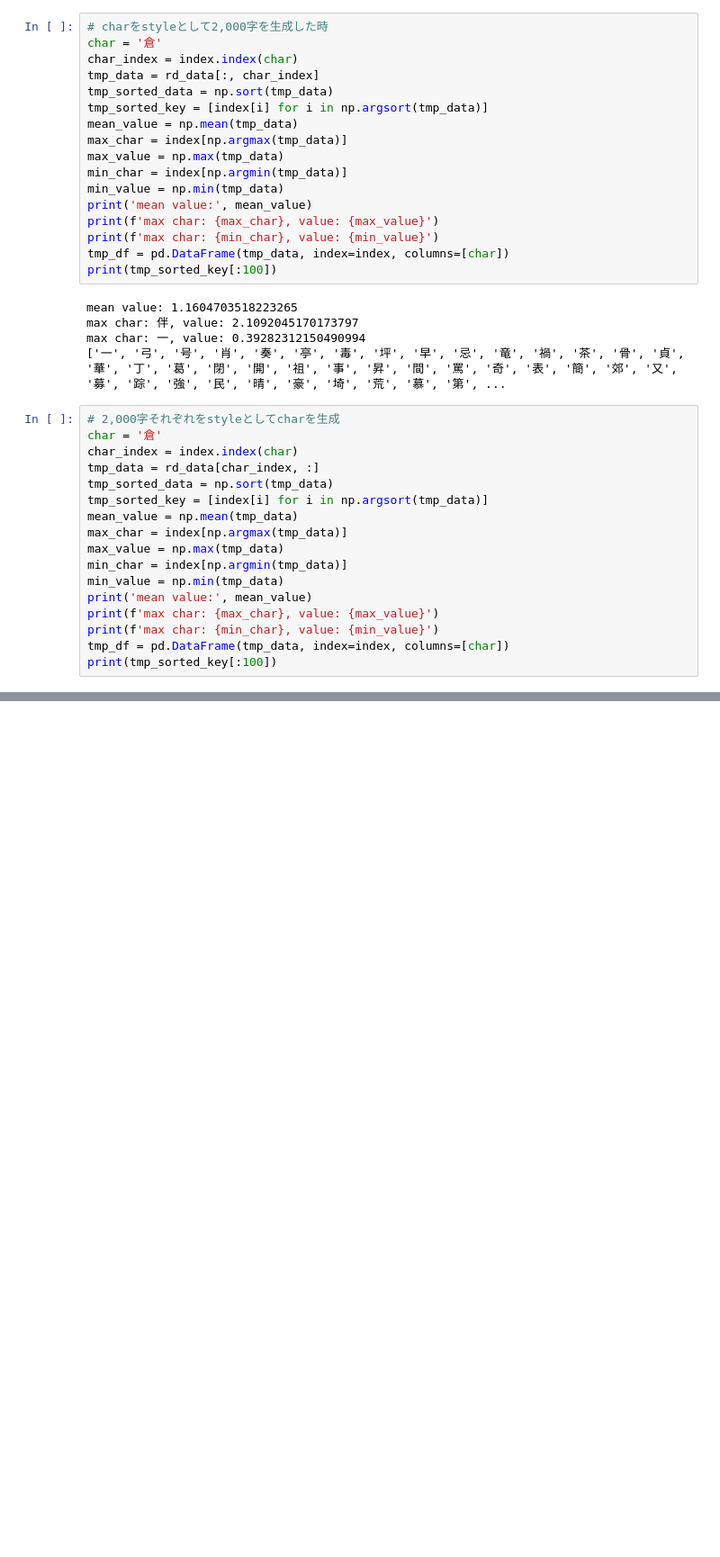
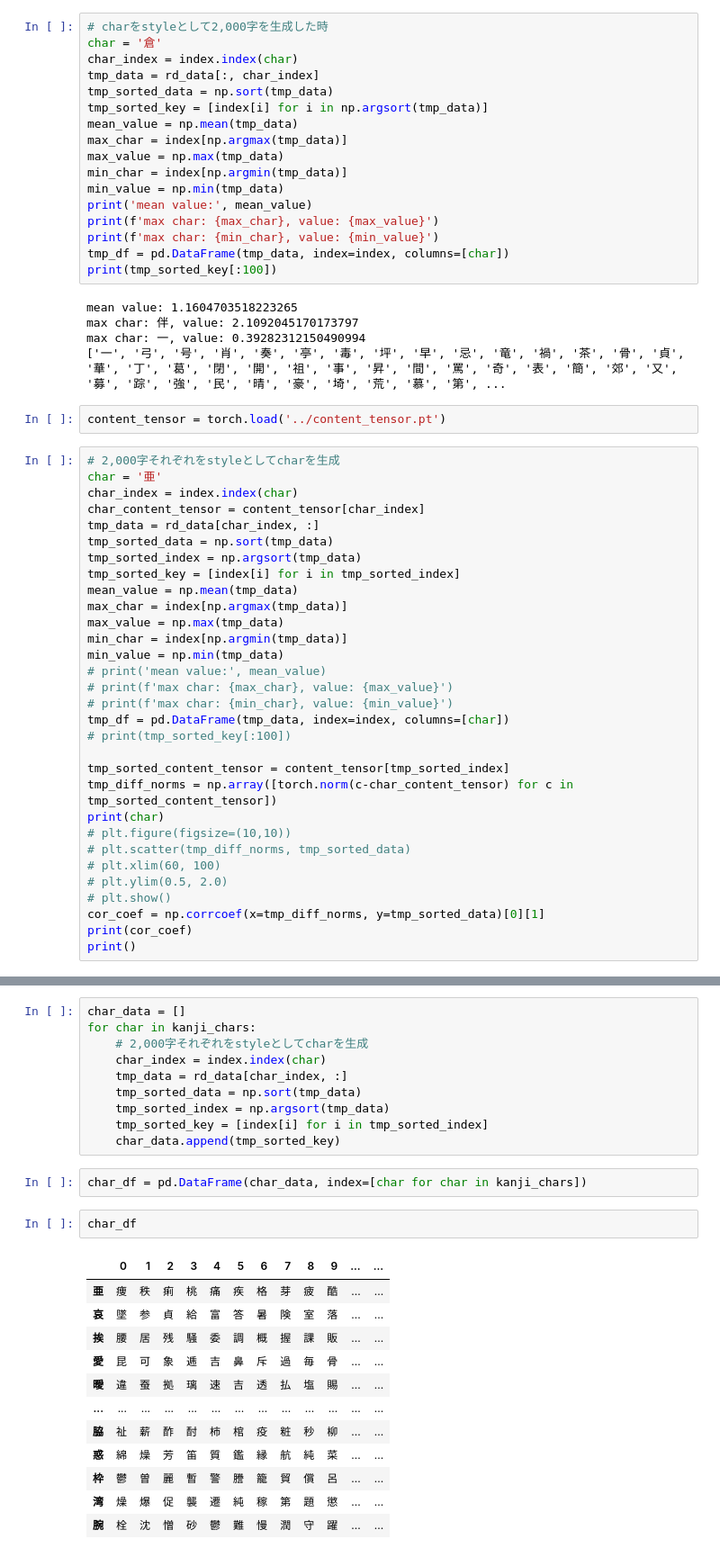
Before and after one commit to yukistavailable/DG-Font, a Jupyter notebook: debug.ipynb, the cells around one changed output, grey strips where cells are left out. Shown: that part at 90% size. Drawn from its saved outputs; the diff is of its cells as text; blank space fills up the shorter version.

```diff
--- a/debug.ipynb
+++ b/debug.ipynb
@@ -146,21 +146,37 @@ mean value: 1.1604703518223265
 max char: 伴, value: 2.1092045170173797
 max char: 一, value: 0.39282312150490994
 ['一', '弓', '号', '肖', '奏', '亭', '毒', '坪', '早', '忌', '竜', '禍', '茶', '骨', '貞', '華', '丁', '葛', '閉', '開', '祖', '事', '昇', '間', '罵', '奇', '表', '簡', '郊', '又', '募', '踪', '強', '民', '晴', '豪', '埼', '荒', '慕', '第', ...
+# %%
+content_tensor = torch.load('../content_tensor.pt')
 # %%
 # 2,000字それぞれをstyleとしてcharを生成
-char = '倉'
+char = '亜'
 char_index = index.index(char)
+char_content_tensor = content_tensor[char_index]
 tmp_data = rd_data[char_index, :]
 tmp_sorted_data = np.sort(tmp_data)
-tmp_sorted_key = [index[i] for i in np.argsort(tmp_data)]
+tmp_sorted_index = np.argsort(tmp_data)
+tmp_sorted_key = [index[i] for i in tmp_sorted_index]
 mean_value = np.mean(tmp_data)
 max_char = index[np.argmax(tmp_data)]
 max_value = np.max(tmp_data)
 min_char = index[np.argmin(tmp_data)]
 min_value = np.min(tmp_data)
-print('mean value:', mean_value)
-print(f'max char: {max_char}, value: {max_value}')
-print(f'max char: {min_char}, value: {min_value}')
+# print('mean value:', mean_value)
+# print(f'max char: {max_char}, value: {max_value}')
+# print(f'max char: {min_char}, value: {min_value}')
 tmp_df = pd.DataFrame(tmp_data, index=index, columns=[char])
-print(tmp_sorted_key[:100])
+# print(tmp_sorted_key[:100])
+
+tmp_sorted_content_tensor = content_tensor[tmp_sorted_index]
+tmp_diff_norms = np.array([torch.norm(c-char_content_tensor) for c in tmp_sorted_content_tensor])
+print(char)
+# plt.figure(figsize=(10,10))
+# plt.scatter(tmp_diff_norms, tmp_sorted_data)
+# plt.xlim(60, 100)
+# plt.ylim(0.5, 2.0)
+# plt.show()
+cor_coef = np.corrcoef(x=tmp_diff_norms, y=tmp_sorted_data)[0][1]
+print(cor_coef)
+print()
 # %% [output]
@@ -170,0 +235,27 @@ max char: 夕, value: 0.6050872114456544
+# %%
+char_data = []
+for char in kanji_chars:
+    # 2,000字それぞれをstyleとしてcharを生成
+    char_index = index.index(char)
+    tmp_data = rd_data[char_index, :]
+    tmp_sorted_data = np.sort(tmp_data)
+    tmp_sorted_index = np.argsort(tmp_data)
+    tmp_sorted_key = [index[i] for i in tmp_sorted_index]
+    char_data.append(tmp_sorted_key)
+# %%
+char_df = pd.DataFrame(char_data, index=[char for char in kanji_chars])
+# %%
+char_df
+# %% [output]
+|  | 0 | 1 | 2 | 3 | 4 | 5 | 6 | 7 | 8 | 9 | ... | ... |
+| 亜 | 痩 | 秩 | 痢 | 桃 | 痛 | 疾 | 格 | 芽 | 疲 | 酷 | ... | ... |
+| 哀 | 墜 | 参 | 貞 | 給 | 富 | 答 | 暑 | 険 | 室 | 落 | ... | ... |
+| 挨 | 腰 | 居 | 残 | 騒 | 委 | 調 | 概 | 握 | 課 | 販 | ... | ... |
+| 愛 | 昆 | 可 | 象 | 逓 | 吉 | 鼻 | 斥 | 過 | 毎 | 骨 | ... | ... |
+| 曖 | 違 | 蚕 | 拠 | 璃 | 速 | 吉 | 透 | 払 | 塩 | 賜 | ... | ... |
+| ... | ... | ... | ... | ... | ... | ... | ... | ... | ... | ... | ... | ... |
+| 脇 | 祉 | 薪 | 酢 | 酎 | 柿 | 棺 | 疫 | 粧 | 秒 | 柳 | ... | ... |
+| 惑 | 綿 | 燥 | 芳 | 笛 | 質 | 鑑 | 縁 | 航 | 純 | 菜 | ... | ... |
+| 枠 | 鬱 | 曽 | 麗 | 暫 | 警 | 謄 | 籠 | 貿 | 償 | 呂 | ... | ... |
+| 湾 | 燥 | 爆 | 促 | 襲 | 遷 | 純 | 稼 | 第 | 題 | 懲 | ... | ... |
+| 腕 | 栓 | 沈 | 憎 | 砂 | 鬱 | 難 | 慢 | 潤 | 守 | 躍 | ... | ... |
```
Also changed, not shown: parts of 4 cells of this notebook, 5 other files.
